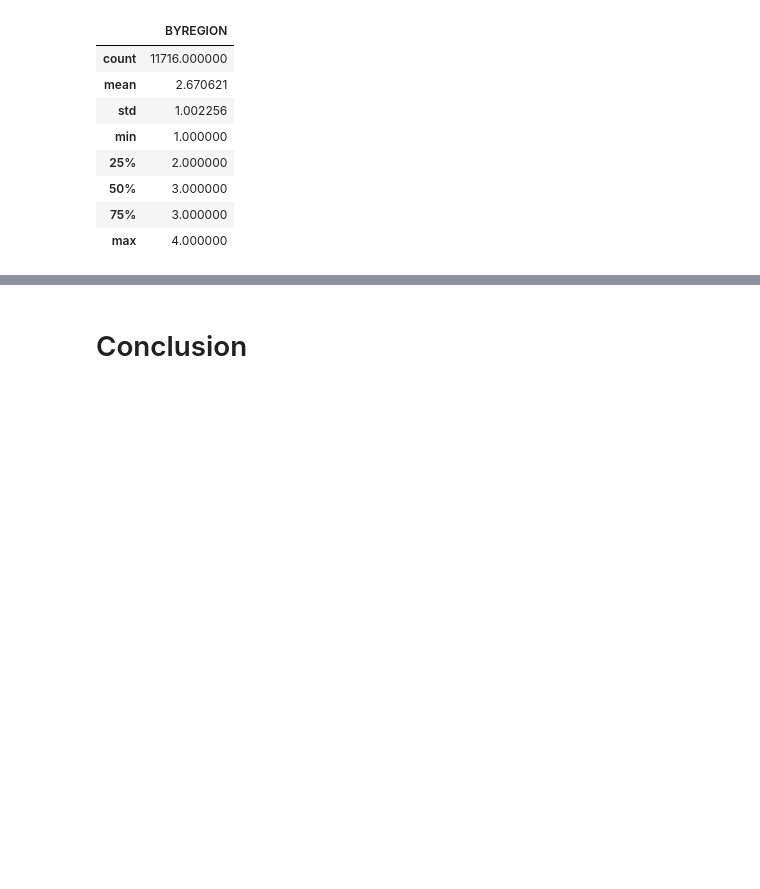
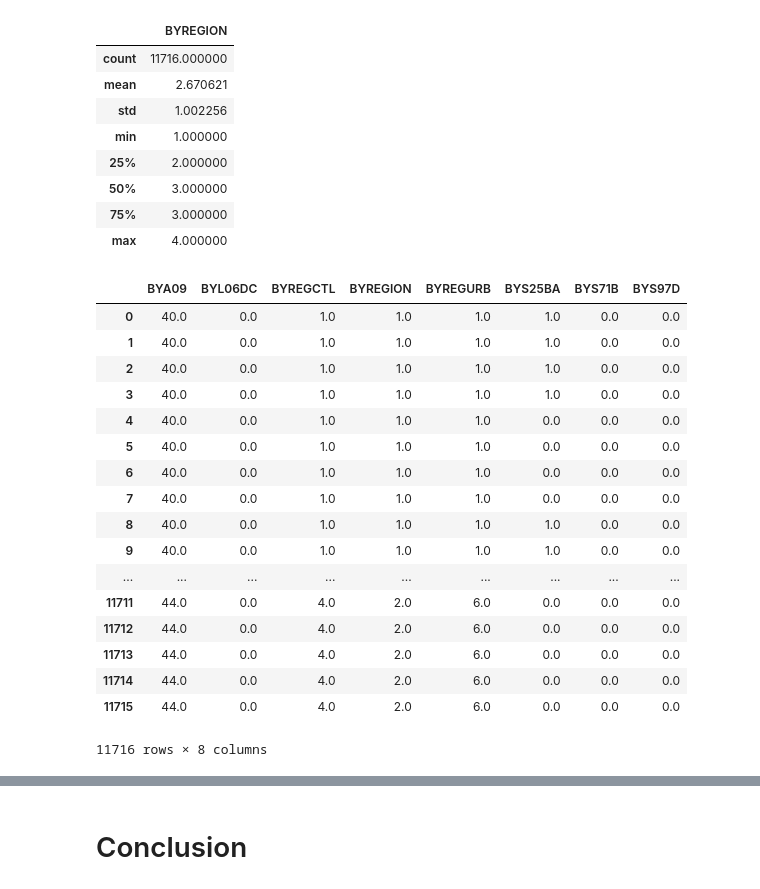
Before and after one commit to collinarnett/accenture-challenge-patriothacks-2018, a Jupyter notebook: accenturehack.ipynb, the cells around one changed output, grey strips where cells are left out. Saved outputs shown, nothing was run; the diff lists cells and outputs as text; code cells hidden in the pictures; blank space fills up the shorter version.

```diff
--- a/accenturehack.ipynb
+++ b/accenturehack.ipynb
@@ -269,3 +271,27 @@ result.describe()
 | 50% | 3.000000 |
 | 75% | 3.000000 |
 | max | 4.000000 |
+# %%
+features=SelectKBest(k=10).fit(X, y.values.ravel()).get_support()
+result = X.loc[:, features]
+result = result.drop(['SCH_ID' , 'STU_ID'], axis = 1)
+result
+# %% [output]
+|  | BYA09 | BYL06DC | BYREGCTL | BYREGION | BYREGURB | BYS25BA | BYS71B | BYS97D |
+| 0 | 40.0 | 0.0 | 1.0 | 1.0 | 1.0 | 1.0 | 0.0 | 0.0 |
+| 1 | 40.0 | 0.0 | 1.0 | 1.0 | 1.0 | 1.0 | 0.0 | 0.0 |
+| 2 | 40.0 | 0.0 | 1.0 | 1.0 | 1.0 | 1.0 | 0.0 | 0.0 |
+| 3 | 40.0 | 0.0 | 1.0 | 1.0 | 1.0 | 1.0 | 0.0 | 0.0 |
+| 4 | 40.0 | 0.0 | 1.0 | 1.0 | 1.0 | 0.0 | 0.0 | 0.0 |
+| 5 | 40.0 | 0.0 | 1.0 | 1.0 | 1.0 | 0.0 | 0.0 | 0.0 |
+| 6 | 40.0 | 0.0 | 1.0 | 1.0 | 1.0 | 0.0 | 0.0 | 0.0 |
+| 7 | 40.0 | 0.0 | 1.0 | 1.0 | 1.0 | 0.0 | 0.0 | 0.0 |
+| 8 | 40.0 | 0.0 | 1.0 | 1.0 | 1.0 | 1.0 | 0.0 | 0.0 |
+| 9 | 40.0 | 0.0 | 1.0 | 1.0 | 1.0 | 1.0 | 0.0 | 0.0 |
+| ... | ... | ... | ... | ... | ... | ... | ... | ... |
+| 11711 | 44.0 | 0.0 | 4.0 | 2.0 | 6.0 | 0.0 | 0.0 | 0.0 |
+| 11712 | 44.0 | 0.0 | 4.0 | 2.0 | 6.0 | 0.0 | 0.0 | 0.0 |
+| 11713 | 44.0 | 0.0 | 4.0 | 2.0 | 6.0 | 0.0 | 0.0 | 0.0 |
+| 11714 | 44.0 | 0.0 | 4.0 | 2.0 | 6.0 | 0.0 | 0.0 | 0.0 |
+| 11715 | 44.0 | 0.0 | 4.0 | 2.0 | 6.0 | 0.0 | 0.0 | 0.0 |
+11716 rows × 8 columns
```
Also changed, not shown: parts of 2 cells of this notebook.
